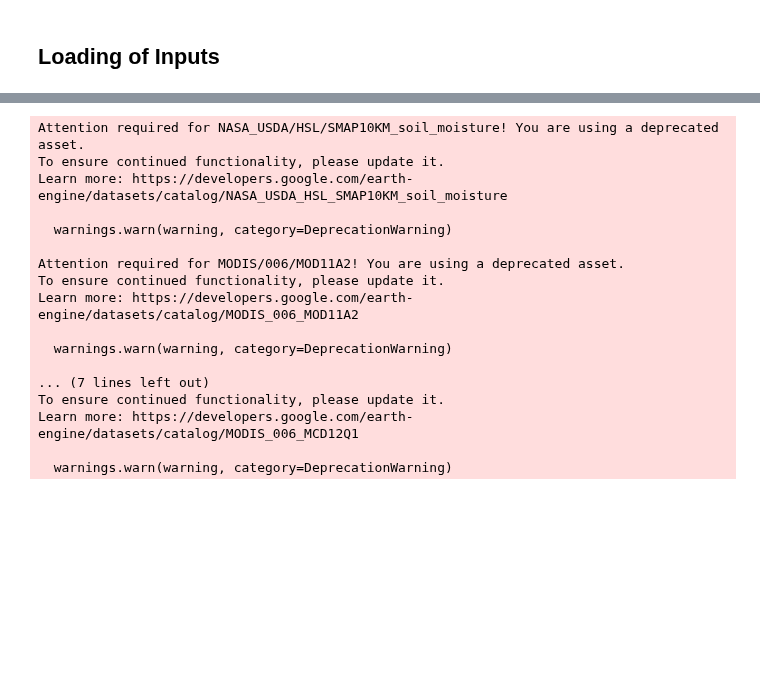
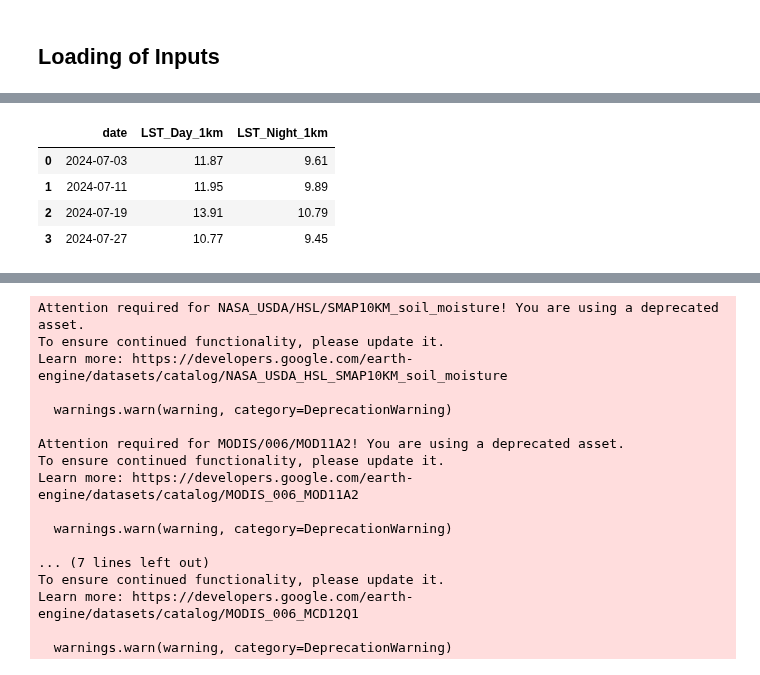
Before and after one commit to top-data/Soil_moisture, a Jupyter notebook: SM_inputs4model_updated_satellites.ipynb, the cells around one changed output, grey strips where cells are left out. Drawn from its saved outputs; the diff is of its cells as text; code cells hidden in the pictures; blank space fills up the shorter version.

```diff
--- a/SM_inputs4model_updated_satellites.ipynb
+++ b/SM_inputs4model_updated_satellites.ipynb
@@ -470,0 +472,17 @@ saveAllJoin = ee.Join.saveAll(matchesKey='lst',
+# %%
+# Modis LST
+sat_product = 'MODIS/061/MOD11A2'
+bands = ['LST_Day_1km', 'LST_Night_1km']
+gps = [151.1992, -33.8837]
+dates = ['2024-07-01', '2024-08-14']
+modis_df = image_to_df(sat_product, bands, gps, dates)
+modis_df_centigrade = modis_df.copy()
+modis_df_centigrade['LST_Day_1km'] = modis_df_centigrade['LST_Day_1km']*0.02 - 273.15
+modis_df_centigrade['LST_Night_1km'] = modis_df_centigrade['LST_Night_1km']*0.02 - 273.15
+modis_df_centigrade.tail()
+# %% [output]
+|  | date | LST_Day_1km | LST_Night_1km |
+| 0 | 2024-07-03 | 11.87 | 9.61 |
+| 1 | 2024-07-11 | 11.95 | 9.89 |
+| 2 | 2024-07-19 | 13.91 | 10.79 |
+| 3 | 2024-07-27 | 10.77 | 9.45 |
```
Also changed, not shown: parts of 6 cells of this notebook.
